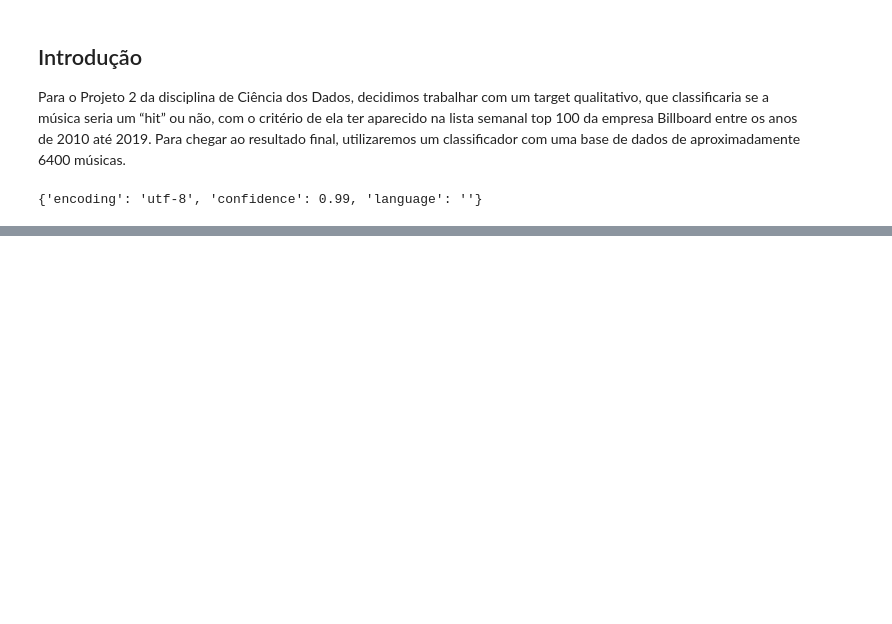
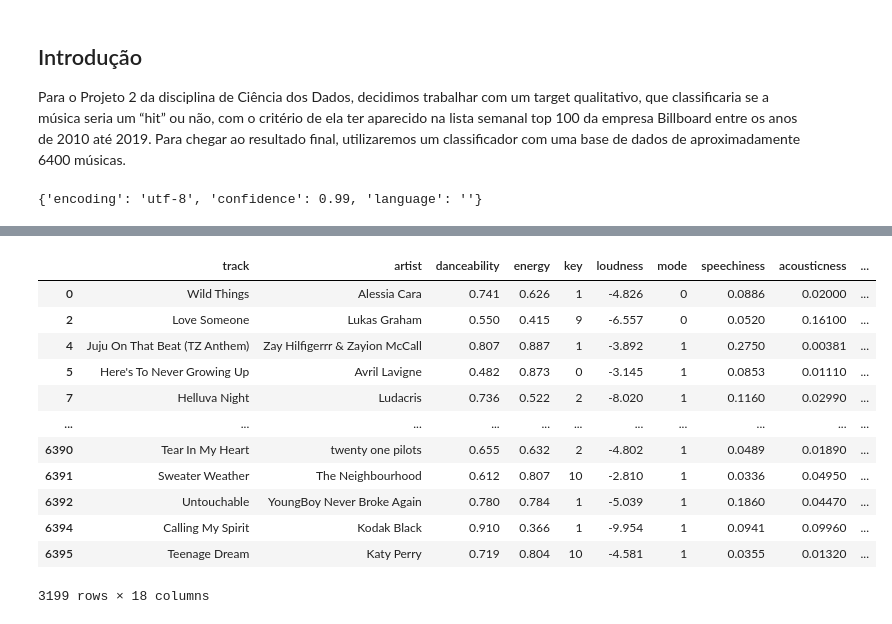
Before and after one commit to Cesar0106/Projeto2-Dados, a Jupyter notebook: Projeto 2 CDados.ipynb, the cells around one changed output, grey strips where cells are left out. Cells and saved outputs as stored; diff of their text form; code cells hidden in the pictures; blank space fills up the shorter version.

```diff
--- a/Projeto 2 CDados.ipynb
+++ b/Projeto 2 CDados.ipynb
@@ -61,0 +99,19 @@ Este Dataset tem:  6398
+# %%
+#todos os hits
+
+hit = dados.loc[dados["target"] == 1, :]
+hit
+# %% [output]
+|  | track | artist | danceability | energy | key | loudness | mode | speechiness | acousticness | ... |
+| 0 | Wild Things | Alessia Cara | 0.741 | 0.626 | 1 | -4.826 | 0 | 0.0886 | 0.02000 | ... |
+| 2 | Love Someone | Lukas Graham | 0.550 | 0.415 | 9 | -6.557 | 0 | 0.0520 | 0.16100 | ... |
+| 4 | Juju On That Beat (TZ Anthem) | Zay Hilfigerrr & Zayion McCall | 0.807 | 0.887 | 1 | -3.892 | 1 | 0.2750 | 0.00381 | ... |
+| 5 | Here's To Never Growing Up | Avril Lavigne | 0.482 | 0.873 | 0 | -3.145 | 1 | 0.0853 | 0.01110 | ... |
+| 7 | Helluva Night | Ludacris | 0.736 | 0.522 | 2 | -8.020 | 1 | 0.1160 | 0.02990 | ... |
+| ... | ... | ... | ... | ... | ... | ... | ... | ... | ... | ... |
+| 6390 | Tear In My Heart | twenty one pilots | 0.655 | 0.632 | 2 | -4.802 | 1 | 0.0489 | 0.01890 | ... |
+| 6391 | Sweater Weather | The Neighbourhood | 0.612 | 0.807 | 10 | -2.810 | 1 | 0.0336 | 0.04950 | ... |
+| 6392 | Untouchable | YoungBoy Never Broke Again | 0.780 | 0.784 | 1 | -5.039 | 1 | 0.1860 | 0.04470 | ... |
+| 6394 | Calling My Spirit | Kodak Black | 0.910 | 0.366 | 1 | -9.954 | 1 | 0.0941 | 0.09960 | ... |
+| 6395 | Teenage Dream | Katy Perry | 0.719 | 0.804 | 10 | -4.581 | 1 | 0.0355 | 0.01320 | ... |
+3199 rows × 18 columns
```
Also changed, not shown: parts of 6 cells of this notebook, 1 other file.
